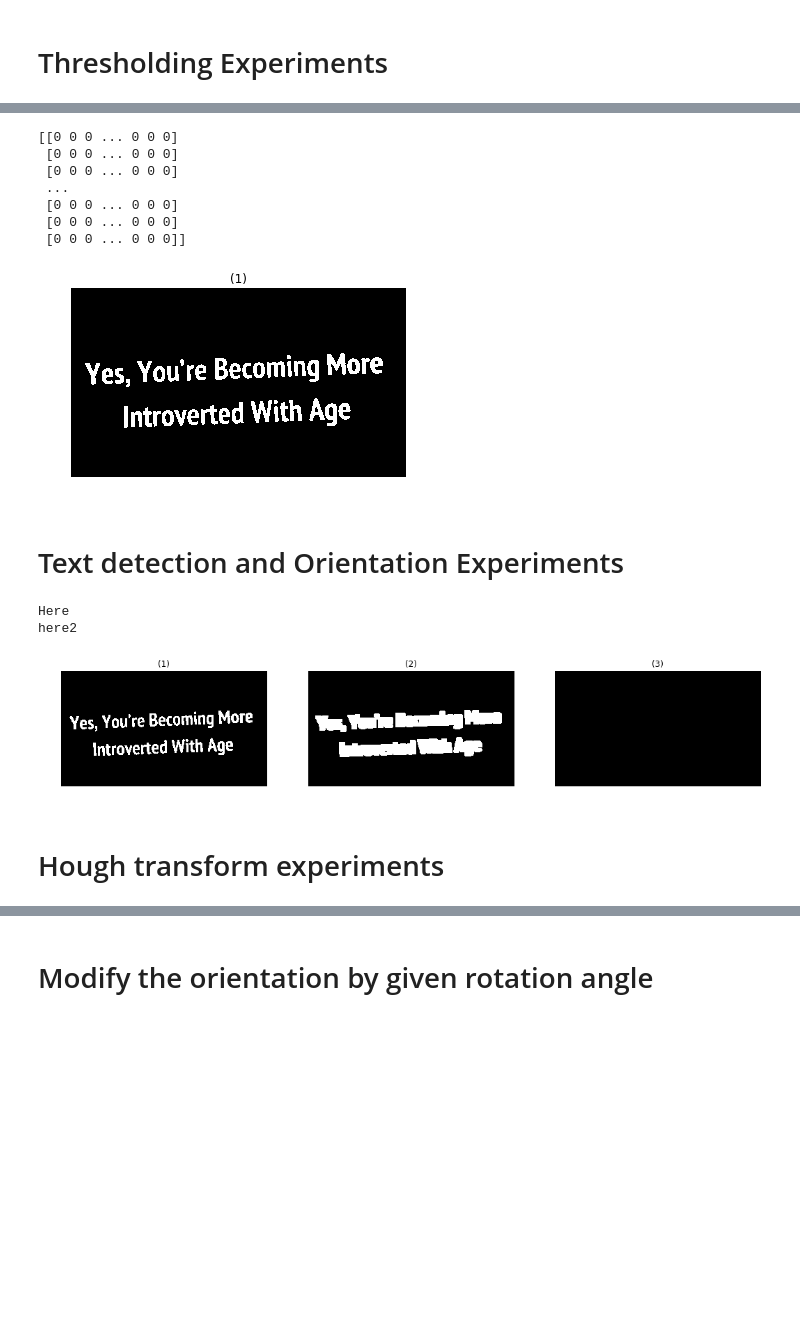
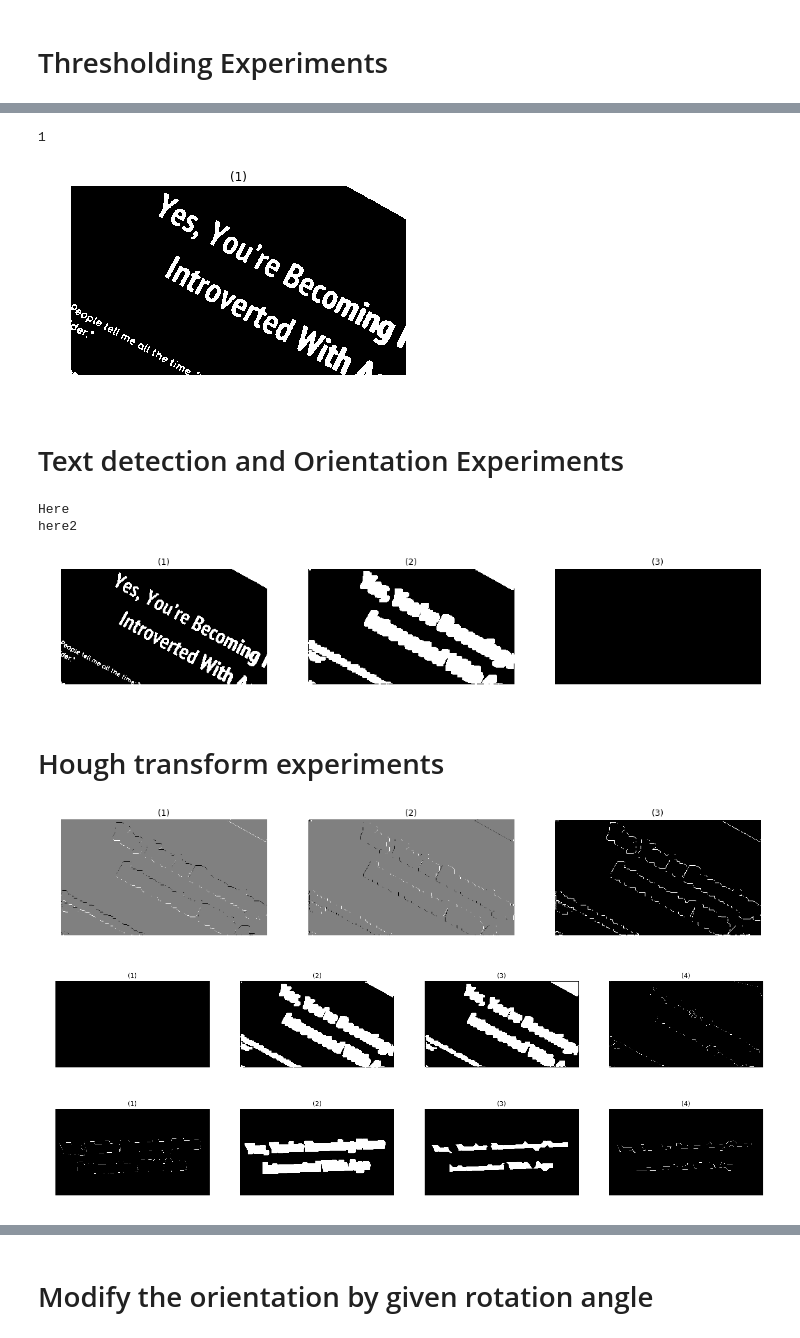
Before and after one commit to Mahmoud-SaadEl-Din/Text_scanner, a Jupyter notebook: Text_scanner_project.ipynb, the cells around one changed output, grey strips where cells are left out. Saved outputs shown, nothing was run; the diff lists cells and outputs as text; code cells hidden in the pictures; blank space fills up the shorter version.

```diff
--- a/Text_scanner_project.ipynb
+++ b/Text_scanner_project.ipynb
@@ -67,7 +70,7 @@ def histogram_equalization(img):
 
     return newimg
 # %%
-image = io.imread('Captured_images/original2.jpeg')
+image = io.imread('Captured_images/oo_original.jpeg')
 show_images([image])
 gray=rgb2gray(image)
 
@@ -148,24 +151,18 @@ show_images([image,my_final])
 # %%
 def Negative(img):
     newimg=np.copy(img)
     for x in range(0,img.shape[0]):
         for y in range(0,img.shape[1]):
-            newimg[x][y]=255-img[x][y]
+            newimg[x][y]=1-img[x][y]
     return newimg
 
-my_final_img = Negative(my_final*255)
-print(my_final_img)
+my_final_img = Negative(my_final)
+print(np.max(my_final_img))
 io.imsave("Captured_images/original2_thresholded.jpeg",my_final_img)
 show_images([my_final_img])
 # %% [output]
-[[0 0 0 ... 0 0 0]
- [0 0 0 ... 0 0 0]
- [0 0 0 ... 0 0 0]
- ...
- [0 0 0 ... 0 0 0]
- [0 0 0 ... 0 0 0]
- [0 0 0 ... 0 0 0]]
+1
-[figure, old version]
+[figure, new version]
 # %% [markdown]
 # Text detection and Orientation Experiments
 # %%
@@ -227,6 +224,7 @@ struc = np.array([
         [ 1,1,1,1,1,1,1,1,1,1,1,1]
     ])
 
+
 struc2 = np.array([
         [ 1,1,1,1],
         [ 1,1,1,1],
@@ -249,6 +247,7 @@ struc2 = np.array([
 
 #closing_img = closing(my_final_img,struc)
 dilation_img = dilation(my_final_img,struc)
+dilation_img = dilation(dilation_img,struc)
 dilation_img = dilation(dilation_img,struc)
 
 #list1 = find_contours(closing_img,0.8)
@@ -283,6 +282,60 @@ show_images([my_final_img,dilation_img,img_with_boxes]) #
 # %% [output]
 Here
 here2
-[figure, old version]
+[figure, new version]
 # %% [markdown]
 # Hough transform experiments
+# %%
+def sobel_imp(image,threshold):
+    output_x = np.copy(image)
+    output_y = np.copy(image)
+    output = np.copy(image)
+
+    f1 = np.array([
+        [ -1,0,1],
+        [ -2,0,2],
+        [ -1,0,1]
+    ])
+    f2 = np.array([
+        [ -1,-2,-1],
+        [ 0,0,0],
+        [ 1,2,1]
+    ])
+
+    output_x = convolve2d(image,f2)
+    output_y = convolve2d(image,f1)
+
+
+    for x in range(0,image.shape[0]):
+        for y in range(0,image.shape[1]):
+            output[x][y] = np.sqrt(((output_x[x][y]**2)+(output_y[x][y]**2)))
+            if output[x][y] > threshold:
+                output[x][y] = 255
+            else :
+                output[x][y] = 0
+
+    show_images([output_x,output_y,output])
+    return output
+good_sobel = sobel_imp(dilation_img,0.6)
+# %% [output]
+[figure, added]
+# %%
+struc1 = np.array([
+        [ 1,1,1,1],
+        [ 1,1,1,1],
+        [ 1,1,1,1],
+        [ 1,1,1,1]
+    ])
+edged_image = canny(dilation_img)
+erosion_image = erosion(dilation_img,struc1)
+skeleton = skeletonize(dilation_img)
+thin_image = thin(dilation_img,5)
+show_images([edged_image,erosion_image,thin_image,skeleton])
+# %% [output]
+[figure, added]
+# %%
+thin_image = thin(dilation_img,20)
+canny2 = canny(thin_image)
+show_images([edged_image,erosion_image,thin_image,canny2])
+# %% [output]
+[figure, added]
```
Also changed, not shown: parts of 10 cells of this notebook.
